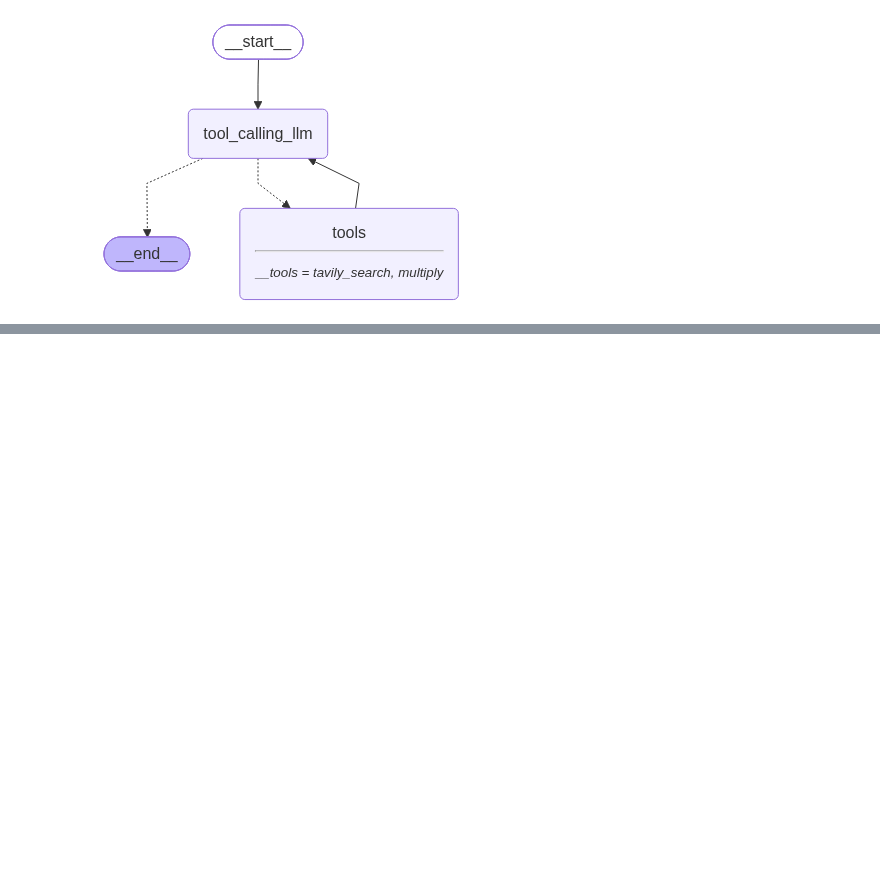
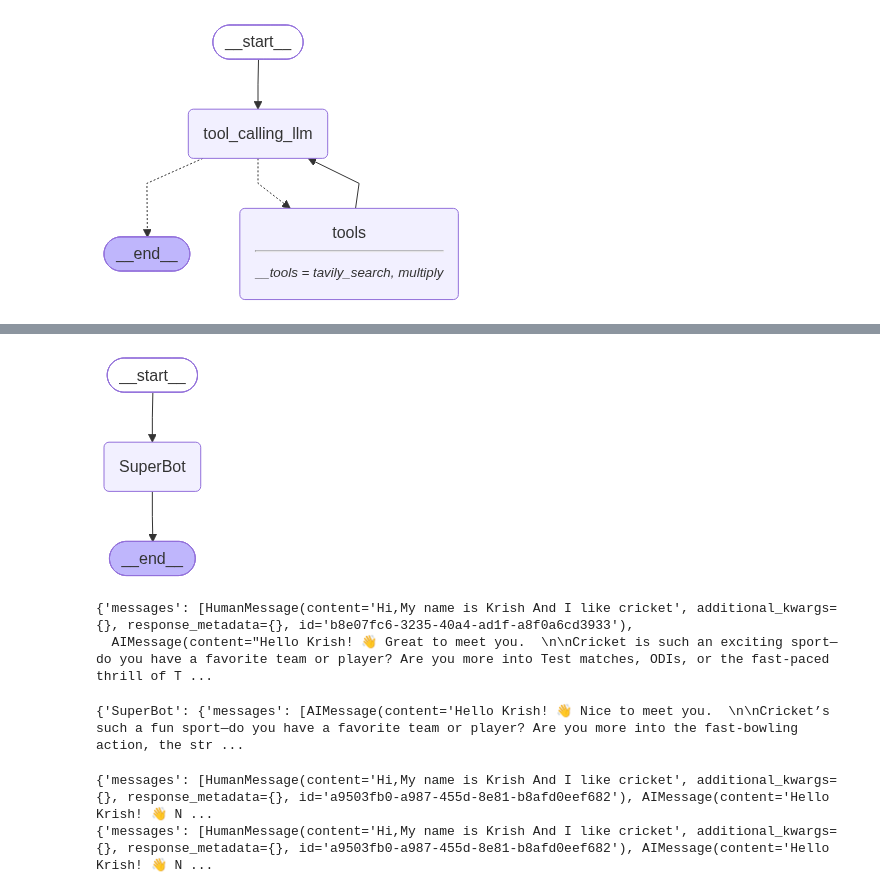
Before and after one commit to Nimesh-Aka/HiLangChain, a Jupyter notebook: BasicChatbot/1-basicChatbot.ipynb, the cells around one changed output, grey strips where cells are left out. Saved outputs shown, nothing was run; the diff lists cells and outputs as text; code cells hidden in the pictures; blank space fills up the shorter version.

```diff
--- a/BasicChatbot/1-basicChatbot.ipynb
+++ b/BasicChatbot/1-basicChatbot.ipynb
@@ -260,0 +343,48 @@ Tool Calls:
+# %%
+from langgraph.checkpoint.memory import MemorySaver
+memory=MemorySaver()
+# %%
+def superbot(state:State):
+    return {"messages":[llm.invoke(state['messages'])]}
+# %%
+graph=StateGraph(State)
+
+## node
+graph.add_node("SuperBot",superbot)
+## Edges
+
+graph.add_edge(START,"SuperBot")
+graph.add_edge("SuperBot",END)
+
+
+graph_builder=graph.compile(checkpointer=memory)
+
+
+## Display
+from IPython.display import Image, display
+display(Image(graph_builder.get_graph().draw_mermaid_png()))
+# %% [output]
+[figure, added]
+# %%
+## Invocation
+
+config = {"configurable": {"thread_id": "1"}}
+
+graph_builder.invoke({'messages':"Hi,My name is Krish And I like cricket"},config)
+# %% [output]
+{'messages': [HumanMessage(content='Hi,My name is Krish And I like cricket', additional_kwargs={}, response_metadata={}, id='b8e07fc6-3235-40a4-ad1f-a8f0a6cd3933'),
+  AIMessage(content="Hello Krish! 👋 Great to meet you.  \n\nCricket is such an exciting sport—do you have a favorite team or player? Are you more into Test matches, ODIs, or the fast‑paced thrill of T ...
+# %%
+# Create a thread
+config = {"configurable": {"thread_id": "3"}}
+
+for chunk in graph_builder.stream({'messages':"Hi,My name is Krish And I like cricket"},config,stream_mode="updates"):
+    print(chunk)
+# %% [output]
+{'SuperBot': {'messages': [AIMessage(content='Hello Krish! 👋 Nice to meet you.  \n\nCricket’s such a fun sport—do you have a favorite team or player? Are you more into the fast‑bowling action, the str ...
+# %%
+for chunk in graph_builder.stream({'messages':"Hi,My name is Krish And I like cricket"},config,stream_mode="values"):
+    print(chunk)
+# %% [output]
+{'messages': [HumanMessage(content='Hi,My name is Krish And I like cricket', additional_kwargs={}, response_metadata={}, id='a9503fb0-a987-455d-8e81-b8afd0eef682'), AIMessage(content='Hello Krish! 👋 N ...
+{'messages': [HumanMessage(content='Hi,My name is Krish And I like cricket', additional_kwargs={}, response_metadata={}, id='a9503fb0-a987-455d-8e81-b8afd0eef682'), AIMessage(content='Hello Krish! 👋 N ...
```
Also changed, not shown: parts of 18 cells of this notebook.
